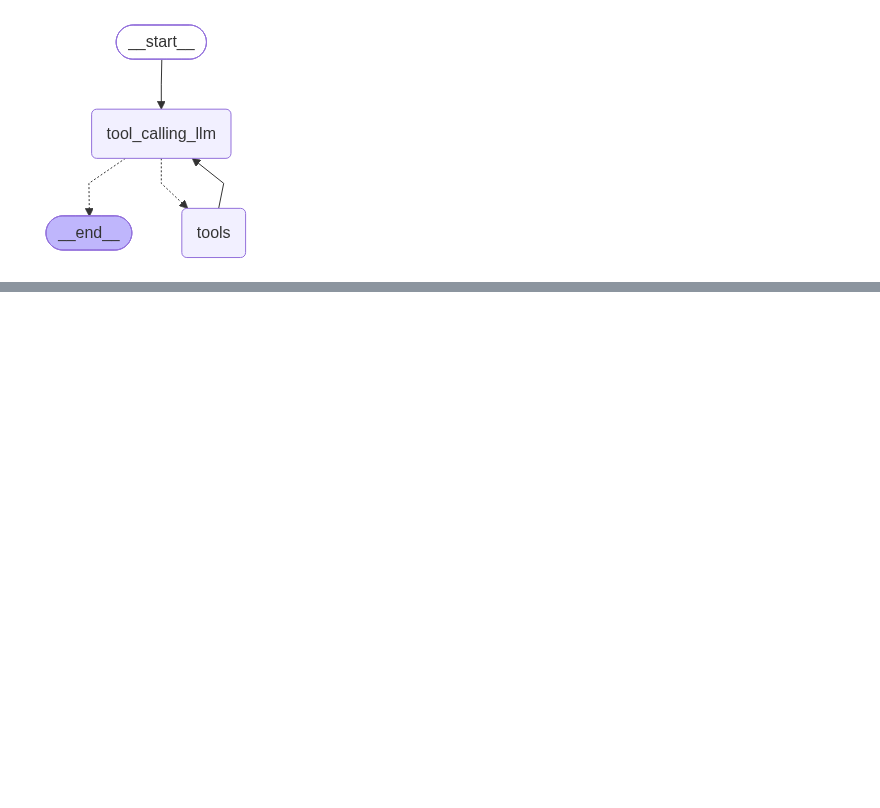
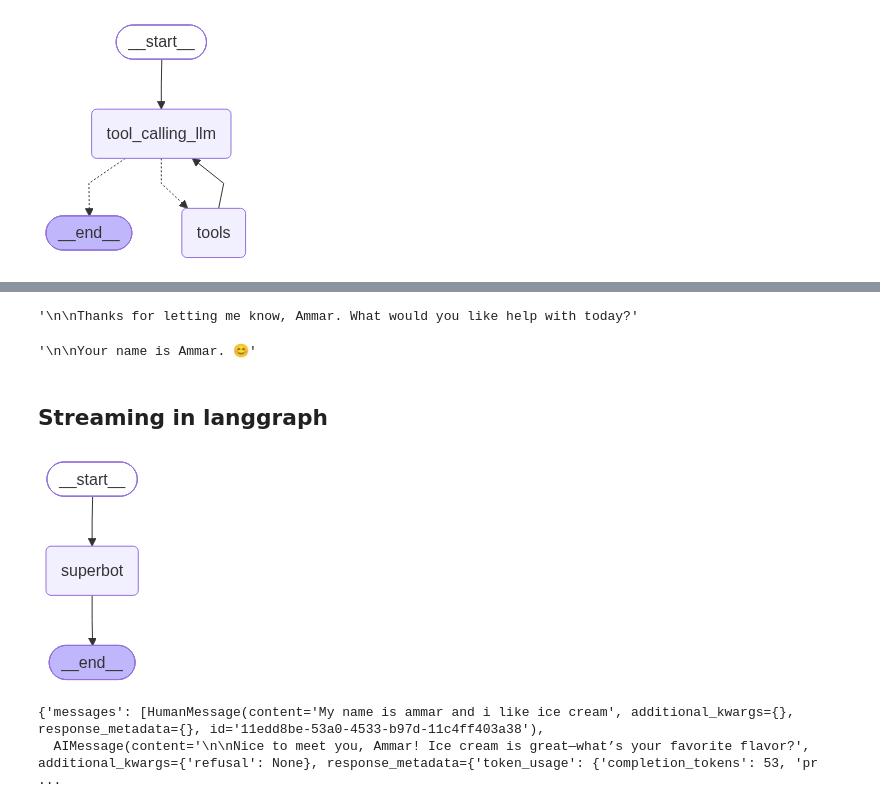
Before and after one commit to Muhammad-Ammar99/Agentic-AI-Prac, a Jupyter notebook: Langgrapgh/1-basic_chatbot/chatbot.ipynb, the cells around one changed output, grey strips where cells are left out. Cells and saved outputs as stored; diff of their text form; code cells hidden in the pictures; blank space fills up the shorter version.

Commit message:
Added Memory and streaming events

```diff
--- a/Langgrapgh/1-basic_chatbot/chatbot.ipynb
+++ b/Langgrapgh/1-basic_chatbot/chatbot.ipynb
@@ -292,0 +397,44 @@ display(Image(graph.get_graph().draw_mermaid_png()))
+# %%
+response["messages"][-1].content
+# %% [output]
+'\n\nThanks for letting me know, Ammar. What would you like help with today?'
+# %%
+config={'configurable': {'thread_id': '1'}}
+
+response=graph.invoke({"messages":"what is my name?"},config=config)
+
+response["messages"][-1].content
+# %% [output]
+'\n\nYour name is Ammar. 😊'
+# %% [markdown]
+## Streaming in langgraph
+# %%
+from langgraph.checkpoint.memory import MemorySaver
+memory=MemorySaver()
+# %%
+def superbot(state: State):
+    return {'messages': [model.invoke(state['messages'])]}
+# %%
+graph=StateGraph(State)
+
+#node
+graph.add_node("superbot",superbot)
+
+#edges
+graph.add_edge(START,"superbot")
+graph.add_edge("superbot",END)
+
+graph_builder=graph.compile(checkpointer=memory)
+
+#Display the graph
+from IPython.display import Image,display
+display(Image(graph_builder.get_graph().draw_mermaid_png()))
+# %% [output]
+[figure, added]
+# %%
+config={'configurable': {'thread_id': '1'}}
+
+graph_builder.invoke({"messages":"My name is ammar and i like ice cream"},config)
+# %% [output]
+{'messages': [HumanMessage(content='My name is ammar and i like ice cream', additional_kwargs={}, response_metadata={}, id='11edd8be-53a0-4533-b97d-11c4ff403a38'),
+  AIMessage(content='\n\nNice to meet you, Ammar! Ice cream is great—what’s your favorite flavor?', additional_kwargs={'refusal': None}, response_metadata={'token_usage': {'completion_tokens': 53, 'pr ...
```
Also changed, not shown: parts of 20 cells of this notebook.
